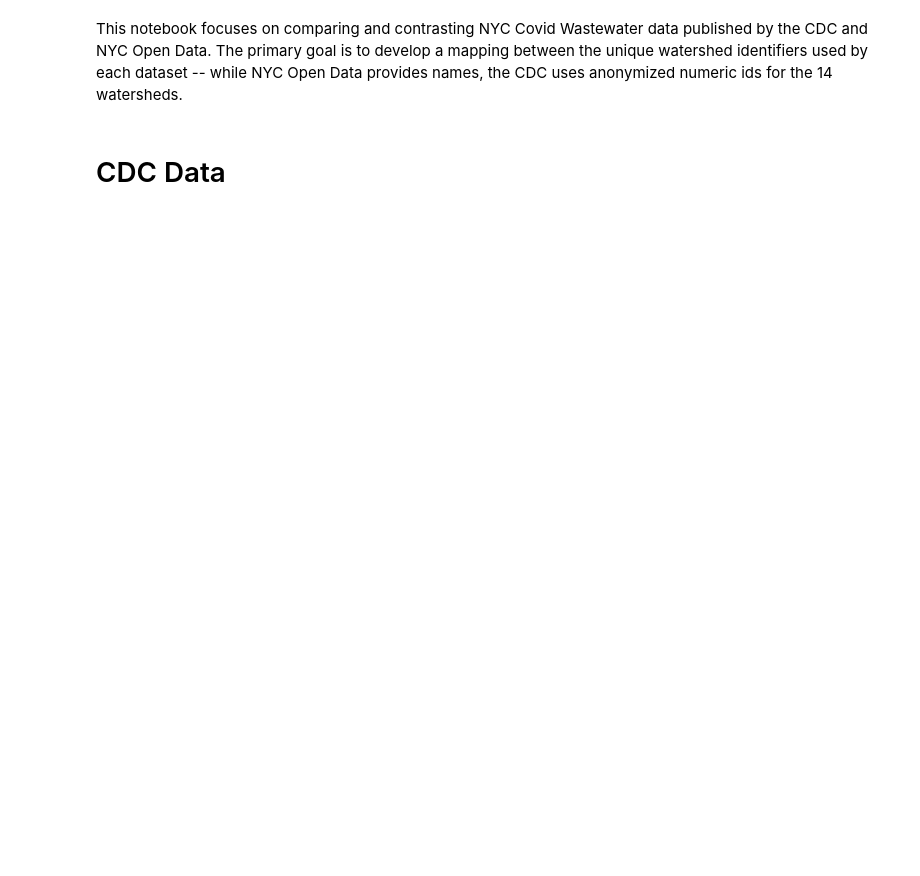
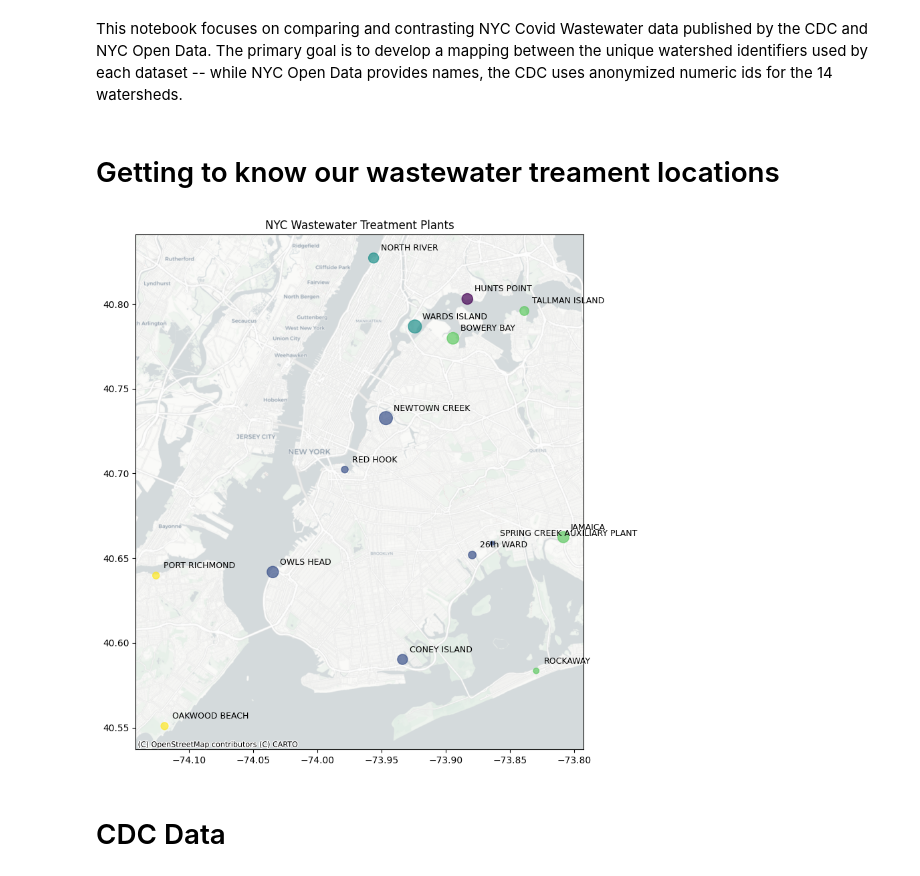
Before and after one commit to hannashimona/nyc_wastewater, a Jupyter notebook: model/covid_wastewater_eda.ipynb, the cells around one changed output. Drawn from its saved outputs; the diff is of its cells as text; code cells hidden in the pictures; blank space fills up the shorter version.

```diff
--- a/model/covid_wastewater_eda.ipynb
+++ b/model/covid_wastewater_eda.ipynb
@@ -13,4 +14,60 @@ pd.set_option('display.max_rows', None)
 # %% [markdown]
 This notebook focuses on comparing and contrasting NYC Covid Wastewater data published by the CDC and NYC Open Data. The primary goal is to develop a mapping between the unique watershed identifiers used by each dataset -- while NYC Open Data provides names, the CDC uses anonymized numeric ids for the 14 watersheds.
+# %% [markdown]
+# Getting to know our wastewater treament locations
+# %%
+plant_to_borough_mapping = {
+    "26th WARD": "KINGS",
+    "BOWERY BAY": "QUEENS",
+    "CONEY ISLAND": "KINGS",
+    "HUNTS POINT": "BRONX",
+    "JAMAICA": "QUEENS",
+    "NEWTOWN CREEK": "KINGS",
+    "NORTH RIVER": "NEW YORK",
+    "OAKWOOD BEACH": "RICHMOND",
+    "OWLS HEAD": "KINGS",
+    "PORT RICHMOND": "RICHMOND",
+    "RED HOOK": "KINGS",
+    "ROCKAWAY": "QUEENS",
+    "SPRING CREEK AUXILIARY PLANT": "KINGS",  # experimental plant, not in COVID data
+    "TALLMAN ISLAND": "QUEENS",
+    "WARDS ISLAND": "NEW YORK",
+}
+# this mapping categorizes the plants by address, but perhaps more relevant is their catchment area -- sometimes, but not always, segmented by borough. maybe administrative boundaries aren't useful here.
+
+
+def add_borough(shapefile_path="/Users/kadye/Code/nyc_wastewater/data/plants_shp/wastewater_treatment_plants.shp"):
+    plants_gdf = geopandas.read_file(shapefile_path)
+    plants_gdf = plants_gdf.rename(columns={"item_id":"source_id"})
+    plants_gdf["borough"] = plants_gdf["source_id"].map(plant_to_borough_mapping)
+    return plants_gdf
+
+
+def map_nyc_wastewater_locations(shapefile_path="/Users/kadye/Code/nyc_wastewater/data/plants_shp/wastewater_treatment_plants.shp"):
+    plants_gdf = add_borough(shapefile_path)
+    plants_gdf["population"] = plants_gdf.population.str.replace(",", "").fillna(1).astype("int")
+
+    min_size = 20
+    max_size = 200
+    max_pop = plants_gdf["population"].max()
+
+    marker_sizes = [min_size + (pop / max_pop) * (max_size - min_size) for pop in plants_gdf["population"]]
+
+    ax = plants_gdf.plot(figsize=(10, 10), alpha=0.7, markersize=marker_sizes, column="borough", legend=False, cmap="viridis")
+
+    for idx, row in plants_gdf.iterrows():
+        x, y = row.geometry.x, row.geometry.y
+
+        ax.annotate(text=row["source_id"], xy=(x, y), xytext=(8, 8), textcoords="offset points", fontsize=9)
+    ctx.add_basemap(ax, crs=plants_gdf.crs, source=ctx.providers.CartoDB.Positron)
+    plt.title("NYC Wastewater Treatment Plants")
+
+    plt.show()
+    return plants_gdf
+
+
+plants_gdf = map_nyc_wastewater_locations()
+# %% [output]
+[figure, added]
 # %% [markdown]
 # CDC Data
```
Also changed, not shown: parts of 42 cells of this notebook.
